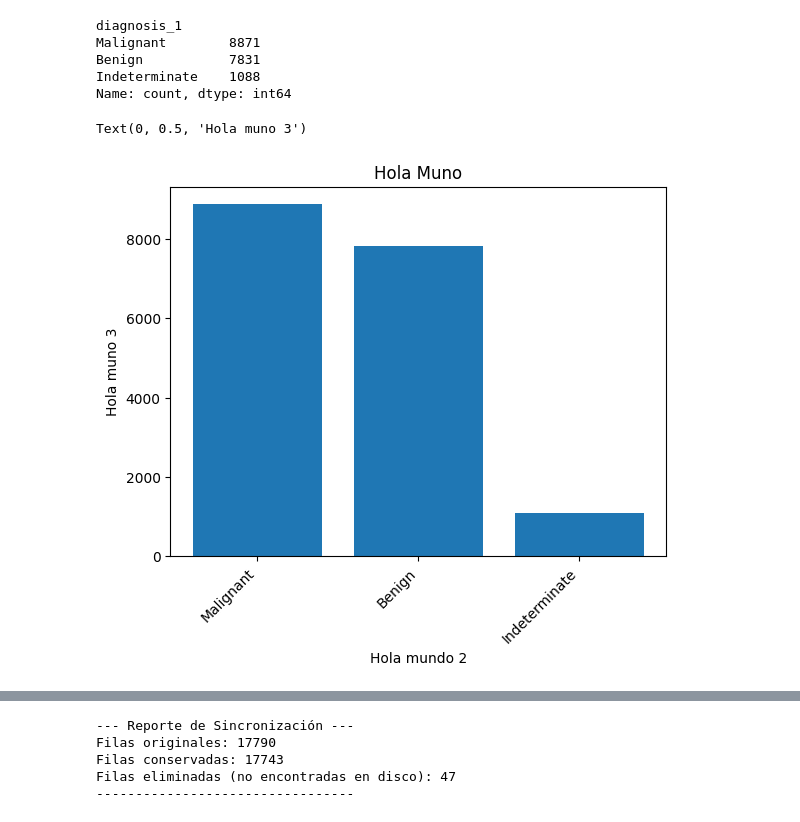
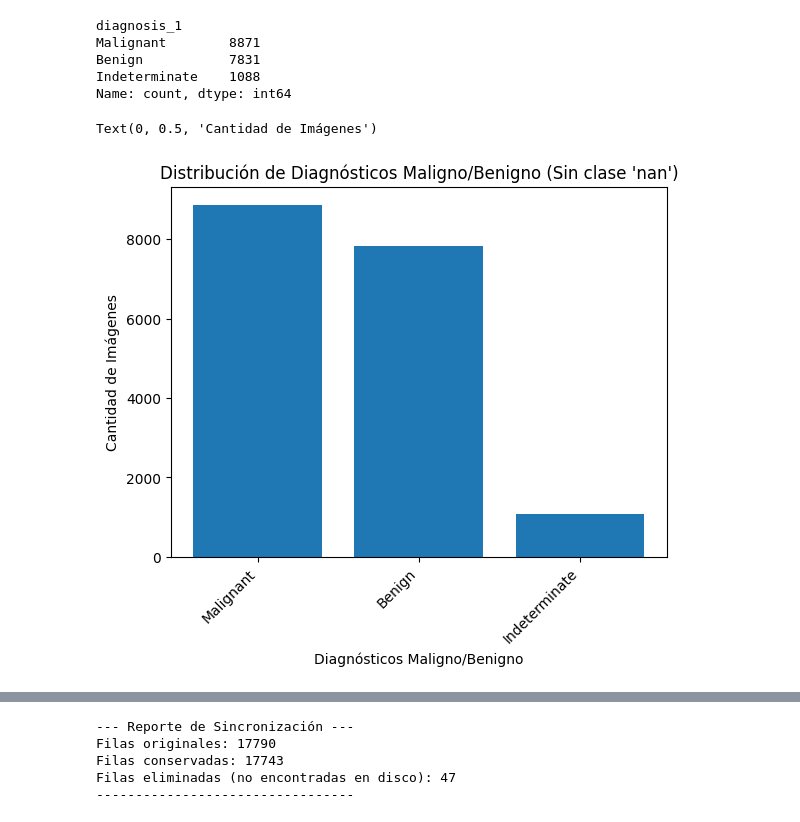
Before and after one commit to jerif118/Pipeline_Derma, a Jupyter notebook: data.ipynb, the cells around one changed output, grey strips where cells are left out. Cells and saved outputs as stored; diff of their text form; code cells hidden in the pictures.

Commit message:
se agrego model training y se cambio el titlo de las graficas, y las etiquetas para la clase binaria

```diff
--- a/data.ipynb
+++ b/data.ipynb
@@ -172,12 +172,12 @@ Name: count, dtype: int64
 # %%
 plt.bar(image_type_counts.index.astype(str), image_type_counts.values)
 plt.xticks(rotation=45, ha="right")
-plt.title("Hola Muno")
-plt.xlabel("Hola mundo 2")
-plt.ylabel("Hola muno 3")
+plt.title("Distribución de Diagnósticos Maligno/Benigno (Sin clase 'nan')")
+plt.xlabel("Diagnósticos Maligno/Benigno")
+plt.ylabel("Cantidad de Imágenes")
 # %% [output]
-Text(0, 0.5, 'Hola muno 3')
+Text(0, 0.5, 'Cantidad de Imágenes')
-[figure, old version]
+[figure, new version]
 # %%
 from tools.duplicados import export_images_without_duplicates
 stats = export_images_without_duplicates(
```
Also changed, not shown: parts of 17 cells of this notebook, 2 other files.
